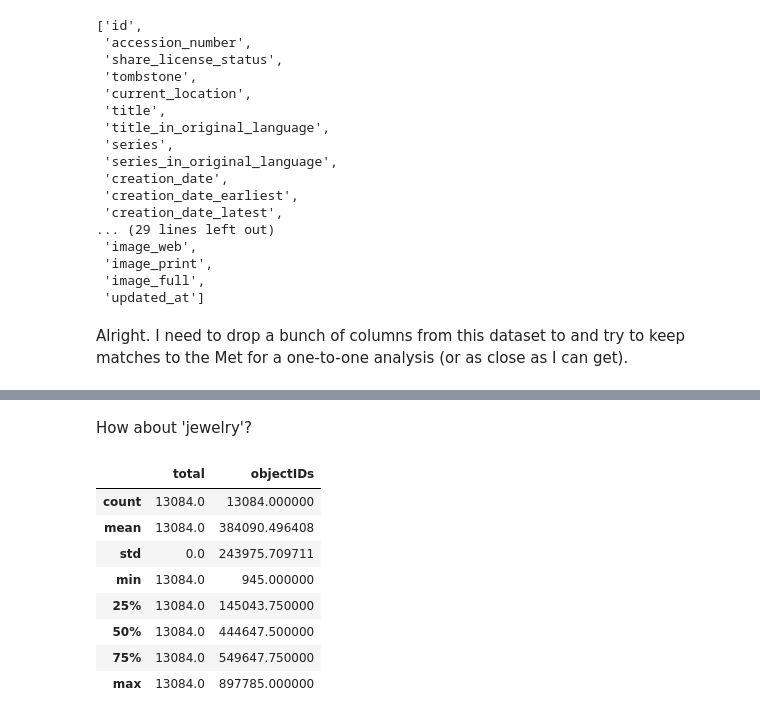
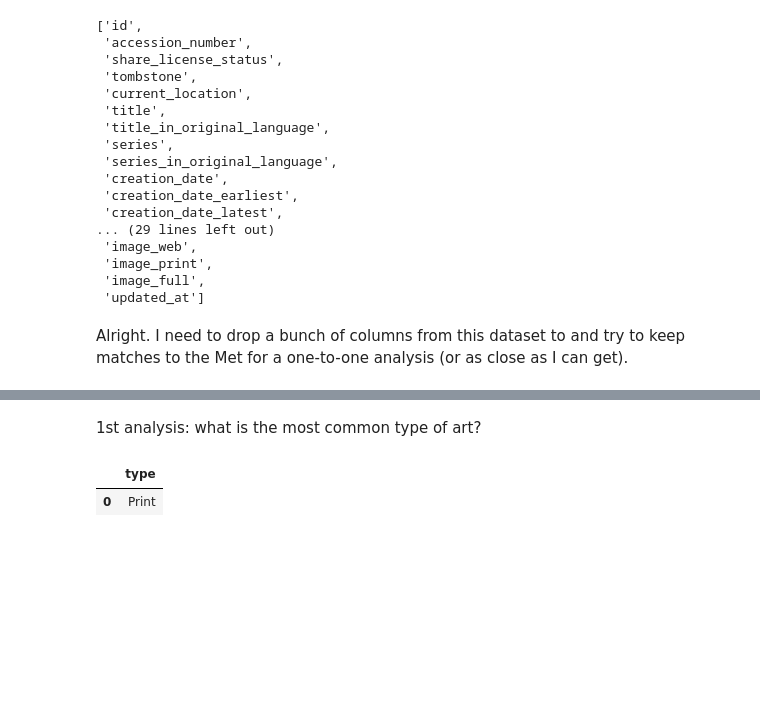
Before and after one commit to causticwonder/analyzing_the_met, a Jupyter notebook: analyzing_the_met.ipynb, the cells around one changed output, grey strips where cells are left out. Drawn from its saved outputs; the diff is of its cells as text; code cells hidden in the pictures; blank space fills up the shorter version.

```diff
--- a/analyzing_the_met.ipynb
+++ b/analyzing_the_met.ipynb
@@ -199,17 +178,7 @@ french_df.head()
-# %% [markdown]
-How about 'jewelry'?
-# %%
-object_jewelry = requests.get('https://collectionapi.metmuseum.org/public/collection/v1/search?q=jewelry')
-jewelry=object_jewelry.json()
-jewelry_df = pd.DataFrame(jewelry)
-jewelry_df.describe()
-# %% [output]
-|  | total | objectIDs |
-| count | 13084.0 | 13084.000000 |
-| mean | 13084.0 | 384090.496408 |
-| std | 0.0 | 243975.709711 |
-| min | 13084.0 | 945.000000 |
-| 25% | 13084.0 | 145043.750000 |
-| 50% | 13084.0 | 444647.500000 |
-| 75% | 13084.0 | 549647.750000 |
-| max | 13084.0 | 897785.000000 |
+# %% [markdown]
+1st analysis: what is the most common type of art?
+# %%
+combo_df[['type']].mode()
+# %% [output]
+|  | type |
+| 0 | Print |
```
Also changed, not shown: parts of 20 cells of this notebook.
